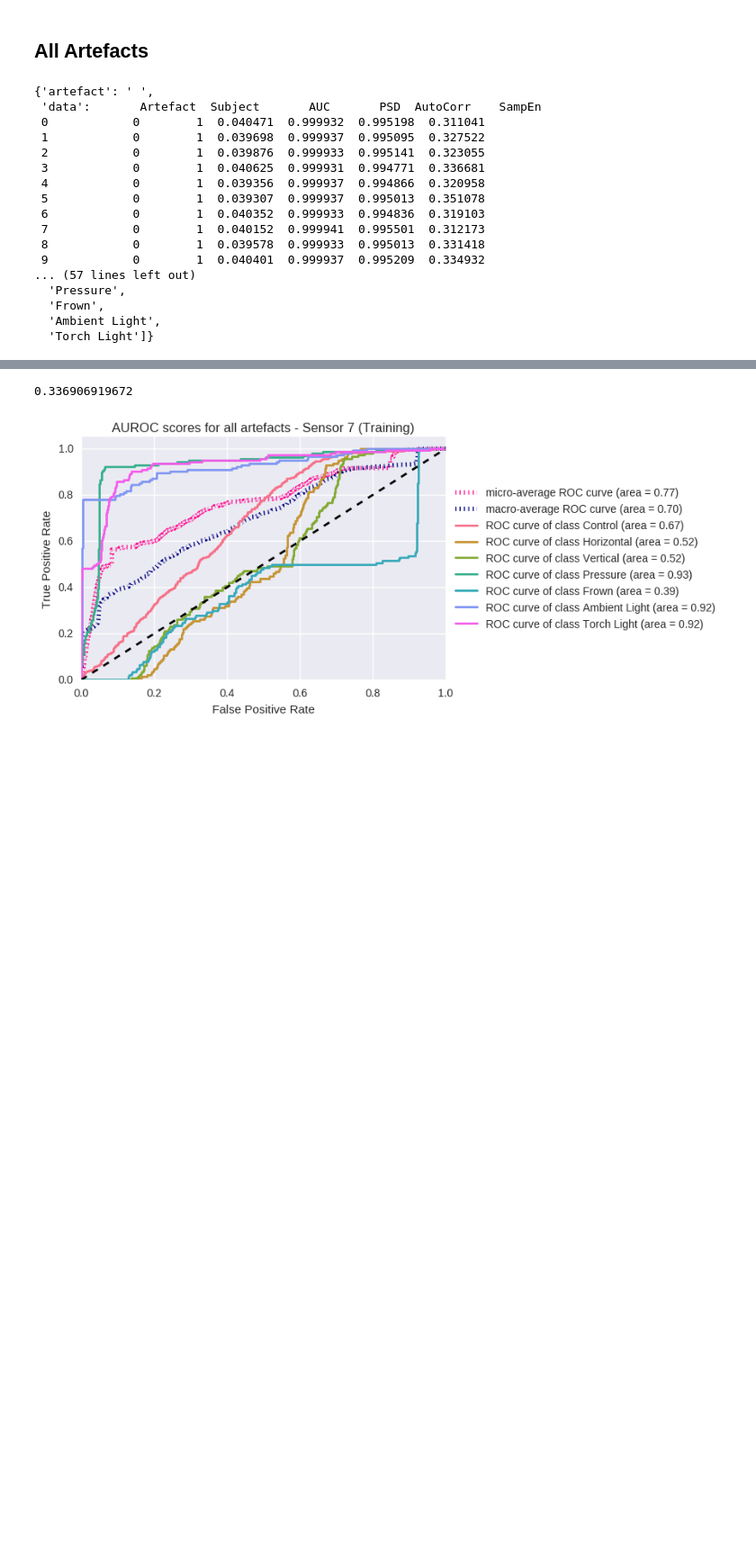
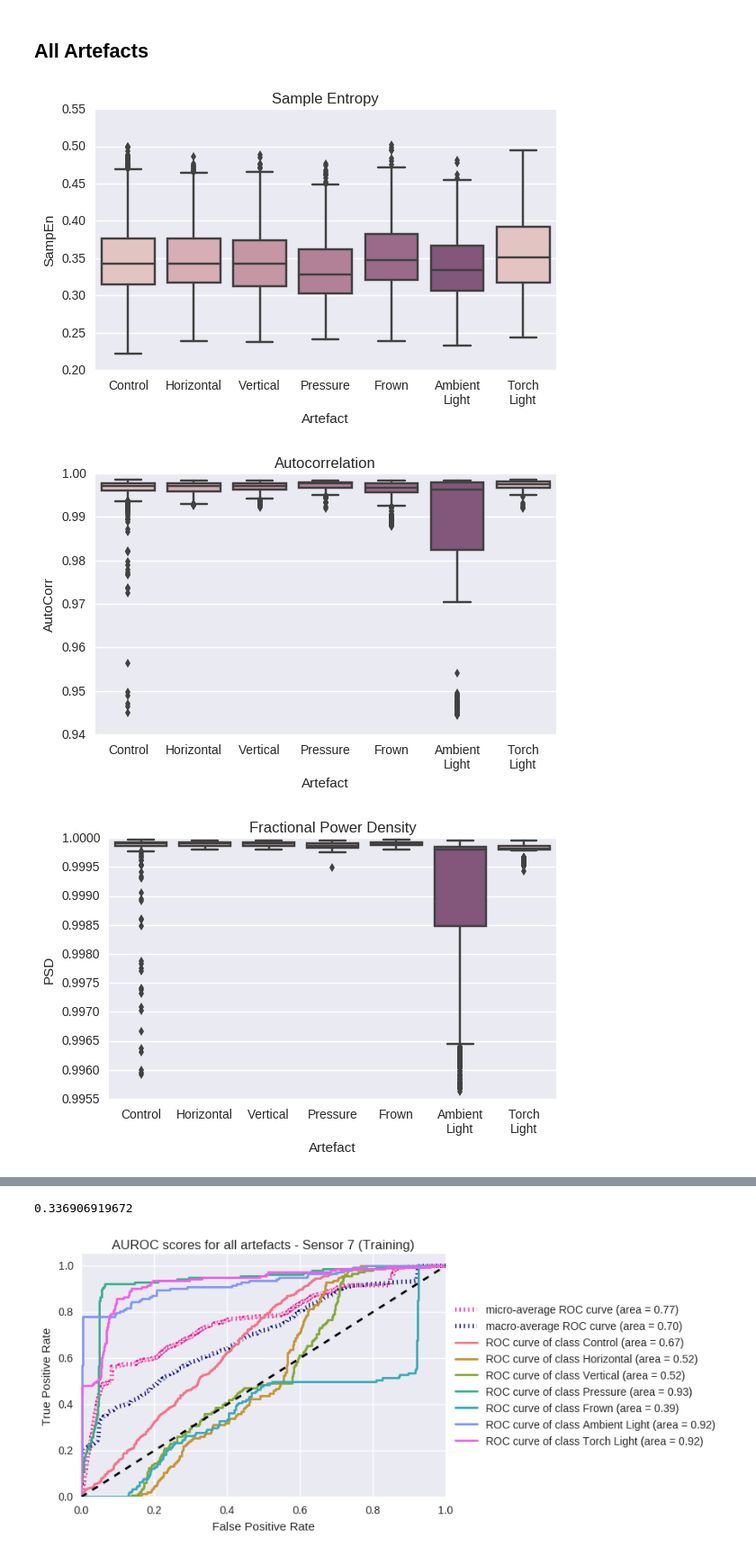
Before and after one commit to buck06191/ABROAD, a Jupyter notebook: Figure-Generation.ipynb, the cells around one changed output, grey strips where cells are left out. Shown at 90% size. Saved outputs shown, nothing was run; the diff lists cells and outputs as text; code cells hidden in the pictures; blank space fills up the shorter version.

```diff
--- a/Figure-Generation.ipynb
+++ b/Figure-Generation.ipynb
@@ -26,23 +27,31 @@ artefact_key = {"All": " ",
 features = [{"data":pd.read_csv(os.path.join(df7_dir,'parallel_features_7_%s.csv'%(x)), index_col=0),"sensor": 7, "targets":targets[x], "artefact": artefact_key[x]} for x  in ['All', 'Light', 'Motion']]
 # %%
 features.extend([{"data":pd.read_csv(os.path.join(df13_dir,'parallel_features_13_%s.csv'%(x)), index_col=0),"sensor": 13, "targets":targets[x], "artefact": artefact_key[x]} for x  in ['All', 'Light', 'Motion']])
-# %%
-features[0]
-# %% [output]
-{'artefact': ' ',
- 'data':       Artefact  Subject       AUC       PSD  AutoCorr    SampEn
- 0            0        1  0.040471  0.999932  0.995198  0.311041
- 1            0        1  0.039698  0.999937  0.995095  0.327522
- 2            0        1  0.039876  0.999933  0.995141  0.323055
- 3            0        1  0.040625  0.999931  0.994771  0.336681
- 4            0        1  0.039356  0.999937  0.994866  0.320958
- 5            0        1  0.039307  0.999937  0.995013  0.351078
- 6            0        1  0.040352  0.999933  0.994836  0.319103
- 7            0        1  0.040152  0.999941  0.995501  0.312173
- 8            0        1  0.039578  0.999933  0.995013  0.331418
- 9            0        1  0.040401  0.999937  0.995209  0.334932
-... (57 lines left out)
-  'Pressure',
-  'Frown',
-  'Ambient Light',
-  'Torch Light']}
+# %%
+def artefact_name(x):
+    print(targets['All'][int(x['Artefact'])])
+    #return x['Artefact']=targets['All'][x['Artefact']]
+
+feat_dict={'AUC': 'Area Under Spectra', 'PSD': "Fractional Power Density", 'AutoCorr': "Autocorrelation", 'SampEn': "Sample Entropy"}
+cmap = sns.cubehelix_palette(dark=0.4, light=0.8)
+for df in [pd.concat([features[0]['data'],features[3]['data']])]:
+    for k, v in feat_dict.items():
+        ax = sns.boxplot(x='Artefact', y=k, data=df[['Artefact',k]], palette=cmap)
+        plt.title('{}'.format(v))
+        ax.set_xticklabels([textwrap.fill(targets['All'][int(i.get_text())],10) for _, i in enumerate(ax.get_xticklabels())])
+        plt.tight_layout()
+        plt.savefig("/home/buck06191/Dropbox/phd/ABroAD/Figures/{}.png".format(k), orientation="landscape")
+        plt.show()
+
+for df in [features[0],features[3]]:
+    for k, v in feat_dict.items():
+        ax = sns.boxplot(x='Artefact', y=k, data=df['data'][['Artefact',k]], palette=cmap)
+        plt.title('Sensor {} - {}'.format(df['sensor'],v))
+        ax.set_xticklabels([textwrap.fill(targets['All'][int(i.get_text())],10) for _, i in enumerate(ax.get_xticklabels())])
+        plt.tight_layout()
+        plt.savefig("/home/buck06191/Dropbox/phd/ABroAD/Figures/sensor{}-{}.png".format(df['sensor'],k), orientation="landscape")
+        plt.show()
+# %% [output]
+[figure, added]
+[figure, added]
+[figure, added]
```
Also changed, not shown: parts of 2 cells of this notebook, 28 other files.
